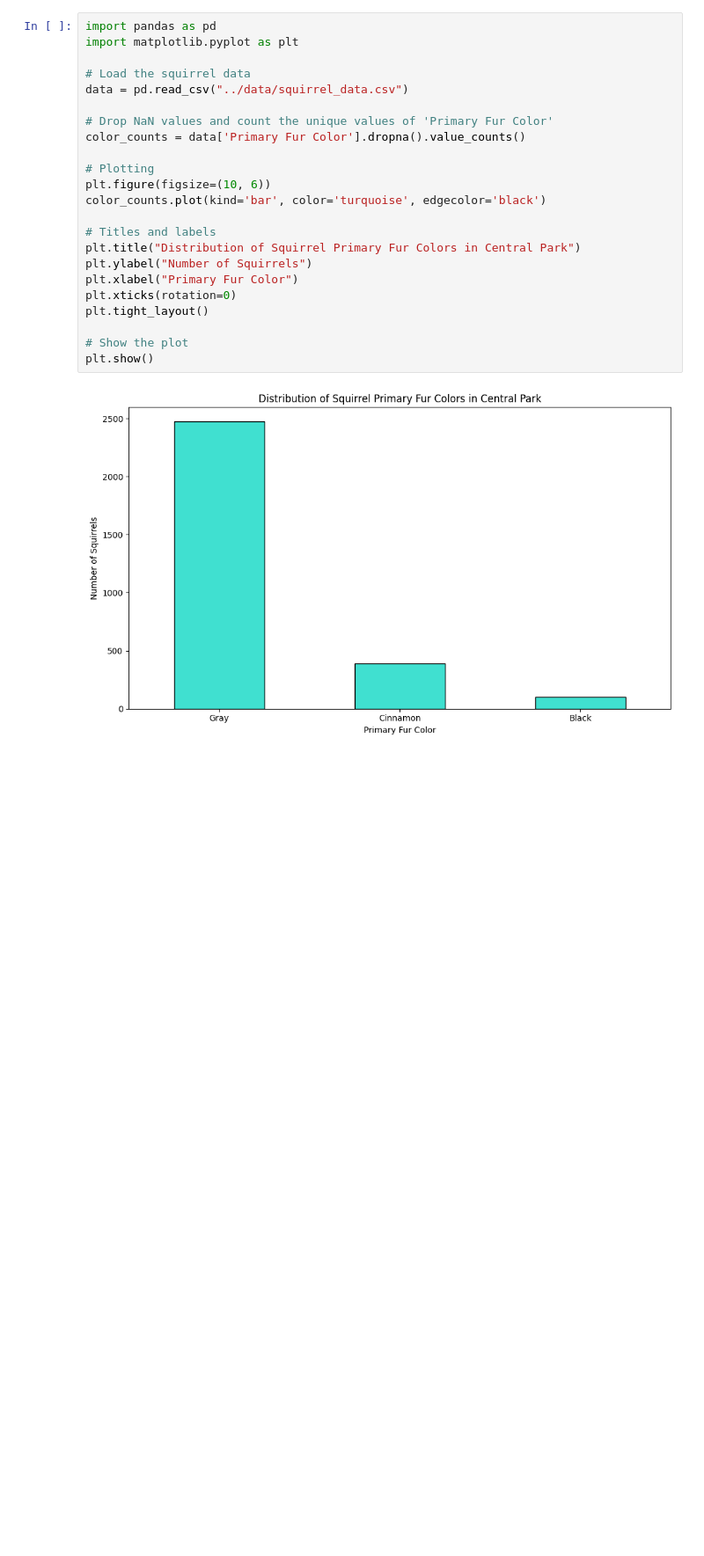
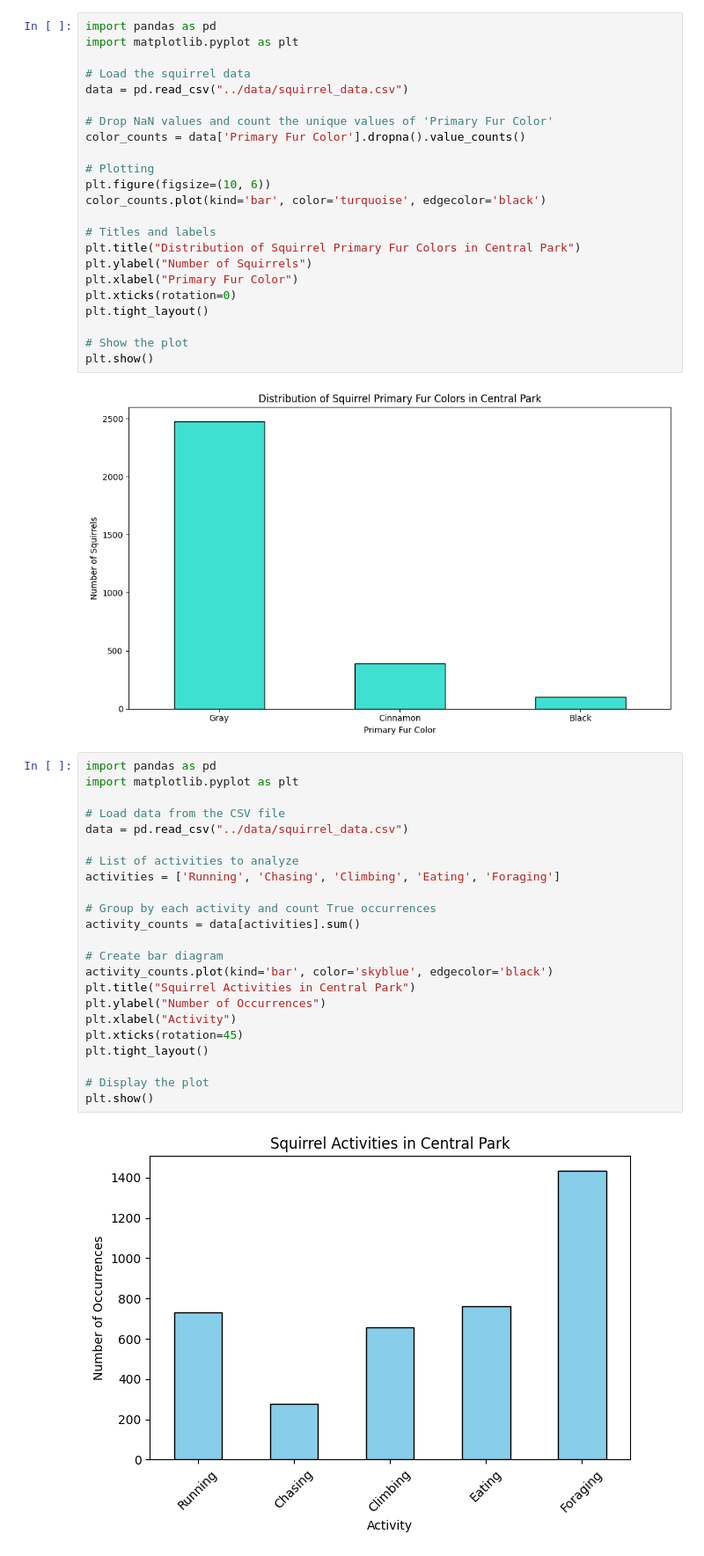
Before and after one commit to kardolus/opendata, a Jupyter notebook: notebooks/squirrel_census.ipynb, the cells around one changed output. Shown at 88% size. Saved outputs shown, nothing was run; the diff lists cells and outputs as text; blank space fills up the shorter version.

```diff
--- a/notebooks/squirrel_census.ipynb
+++ b/notebooks/squirrel_census.ipynb
@@ -52,3 +74,28 @@ plt.tight_layout()
 plt.show()
 # %% [output]
 [figure]
+# %%
+import pandas as pd
+import matplotlib.pyplot as plt
+
+# Load data from the CSV file
+data = pd.read_csv("../data/squirrel_data.csv")
+
+# List of activities to analyze
+activities = ['Running', 'Chasing', 'Climbing', 'Eating', 'Foraging']
+
+# Group by each activity and count True occurrences
+activity_counts = data[activities].sum()
+
+# Create bar diagram
+activity_counts.plot(kind='bar', color='skyblue', edgecolor='black')
+plt.title("Squirrel Activities in Central Park")
+plt.ylabel("Number of Occurrences")
+plt.xlabel("Activity")
+plt.xticks(rotation=45)
+plt.tight_layout()
+
+# Display the plot
+plt.show()
+# %% [output]
+[figure, added]
```
Also changed, not shown: parts of 2 cells of this notebook, 4 other files.
